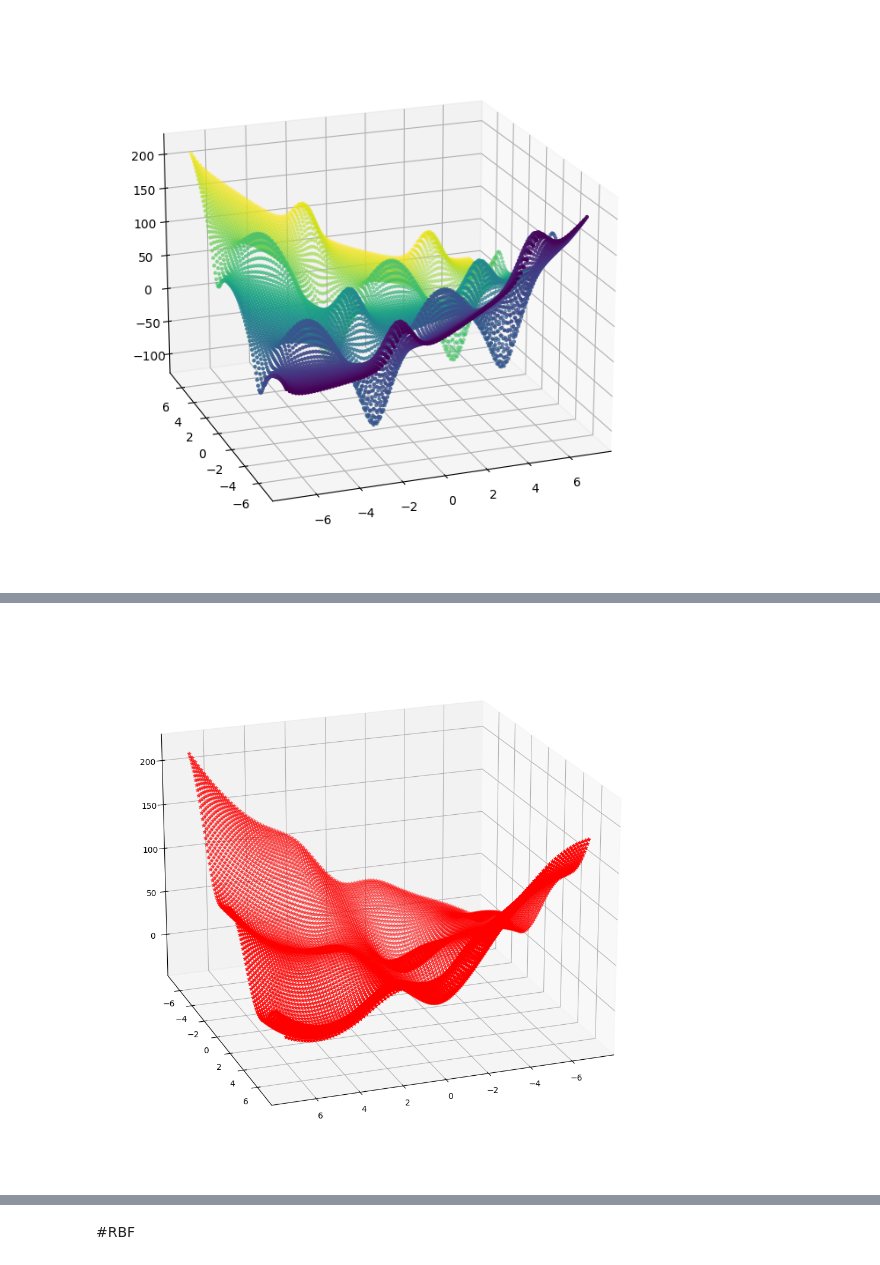
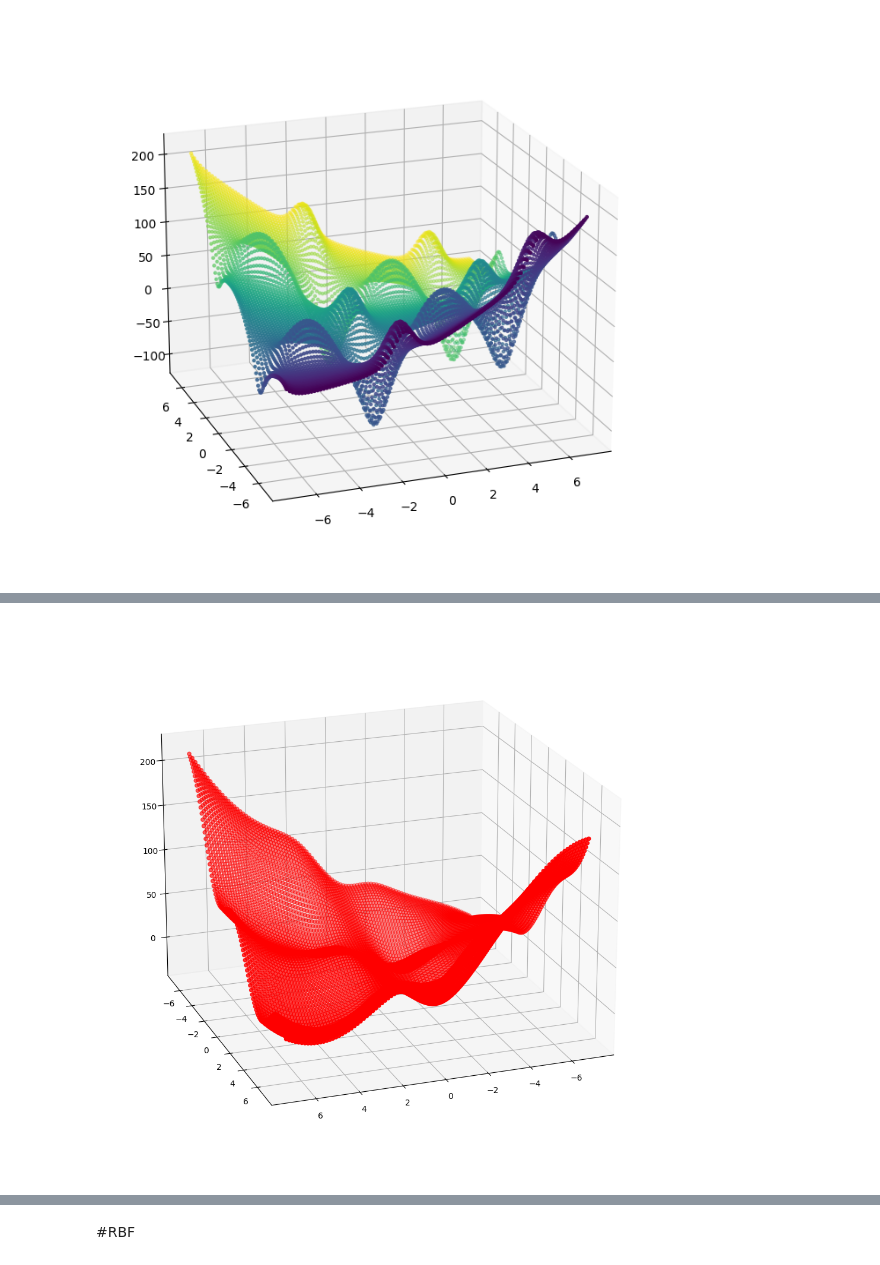
Before and after one commit to MorozovDesu/neural_network_technologies, a Jupyter notebook: Лаба_3_нейросетевые_технологии.ipynb, the cells around one changed output, grey strips where cells are left out. Saved outputs shown, nothing was run; the diff lists cells and outputs as text; code cells hidden in the pictures.

```diff
--- a/Лаба_3_нейросетевые_технологии.ipynb
+++ b/Лаба_3_нейросетевые_технологии.ipynb
@@ -597,12 +681,15 @@ Plotting results
 [figure]
 # %%
-predictTrain=anfis.anfis_model.predict(anf,XAF2)
-fig = plt.figure(figsize=(20,12))
+# Предсказание значений с использованием обученной модели ANFIS
+predictTrain = anfis.anfis_model.predict(anf, XAF2)
+# Построение трехмерного графика предсказанных значений
+fig = plt.figure(figsize=(20, 12))
 ax = fig.add_subplot(111, projection='3d')
-
 col = np.arange(len(YAF2))
-ax.scatter(XAF2[:, 0], XAF2[:, 1], predictTrain, marker = '*', linewidths=1,c='RED')
-ax.view_init(20,70)
+# Визуализация предсказанных значений на тренировочных данных
+ax.scatter(XAF2[:, 0], XAF2[:, 1], predictTrain, marker='o', linewidths=1, c='RED')
+# Настройка угла обзора для лучшего отображения графика
+ax.view_init(20, 70)
 # %% [output]
-[figure, old version]
+[figure, new version]
 # %%
```
Also changed, not shown: parts of 39 cells of this notebook.
